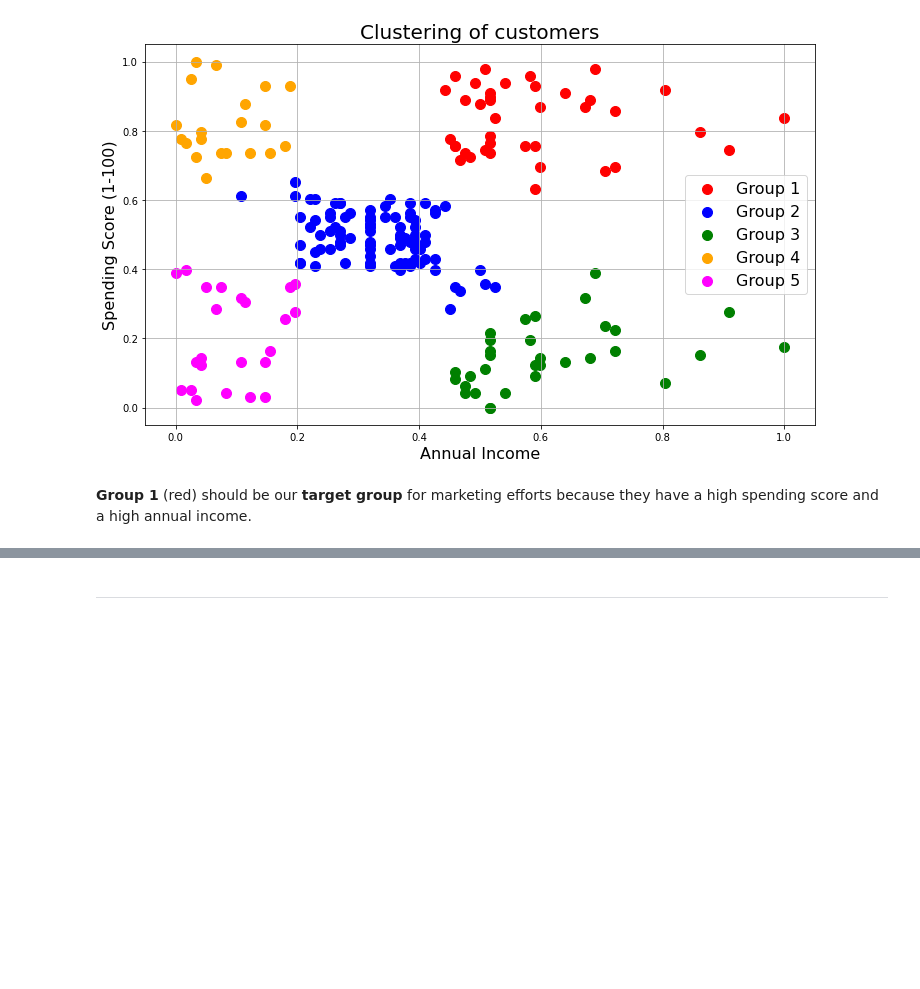
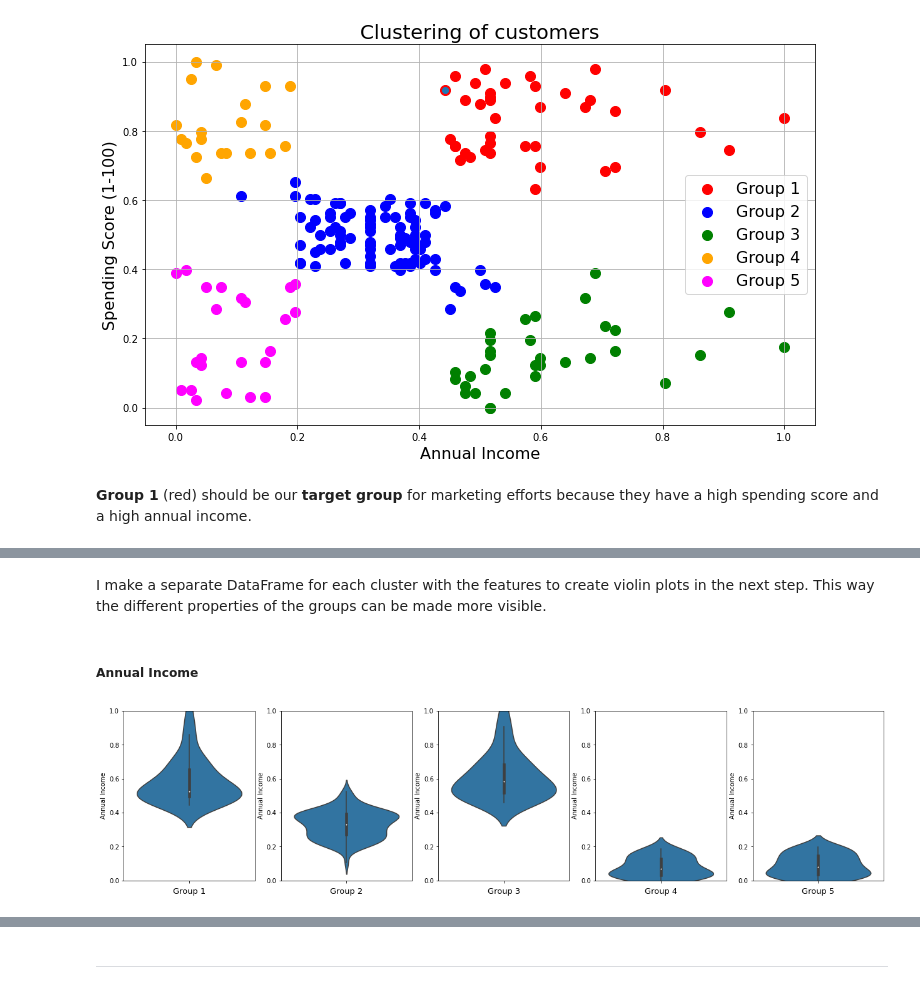
Before and after one commit to svenrr/mall-customer-clustering, a Jupyter notebook: Mall Segmentation Clustering.ipynb, the cells around one changed output, grey strips where cells are left out. Cells and saved outputs as stored; diff of their text form; code cells hidden in the pictures; blank space fills up the shorter version.

```diff
--- a/Mall Segmentation Clustering.ipynb
+++ b/Mall Segmentation Clustering.ipynb
@@ -245,0 +264,12 @@ plt.show()
+# %% [markdown]
+I make a separate DataFrame for each cluster with the features to create violin plots in the next step. This way the different properties of the groups can be made more visible.
+# %%
+# Annual Income for the different groups (0)
+groups_income = {}
+for x in range(0,5):
+    groups_income["Group " + str(x+1)] = X[y_hc == x, 0]
+
+# Spending Score for the different groups (1)
+groups_sscore = {}
+for x in range(0,5):
+    groups_sscore["Group " + str(x+1)] = X[y_hc == x, 1]
@@ -245,0 +282,30 @@ plt.show()
+# %%
+# Group 1
+g1 = pd.DataFrame({"Annual Income": groups_income["Group 1"], "Spending Score": groups_sscore["Group 1"]})
+
+# Group 2
+g2 = pd.DataFrame({"Annual Income": groups_income["Group 2"], "Spending Score": groups_sscore["Group 2"]})
+
+# Group 3
+g3 = pd.DataFrame({"Annual Income": groups_income["Group 3"], "Spending Score": groups_sscore["Group 3"]})
+
+# Group 4
+g4 = pd.DataFrame({"Annual Income": groups_income["Group 4"], "Spending Score": groups_sscore["Group 4"]})
+
+# Group 5
+g5 = pd.DataFrame({"Annual Income": groups_income["Group 5"], "Spending Score": groups_sscore["Group 5"]})
+# %% [markdown]
+##### Annual Income
+# %%
+vps = [g1["Annual Income"],g2["Annual Income"],g3["Annual Income"],g4["Annual Income"],g5["Annual Income"]]
+
+plt.figure(figsize=(9,5))
+for i,v in enumerate(vps):
+    plt.subplot(1,5,i+1)
+    plt.subplots_adjust(right = 2)
+    sns.violinplot(x=v, orient="v");
+    plt.xlabel(f"Group {i+1}",fontsize=13)
+    #plt.ylabel(f"{i}",fontsize=13)
+    plt.ylim(0, 1)
+# %% [output]
+[figure, added]
```
Also changed, not shown: parts of 13 cells of this notebook.
